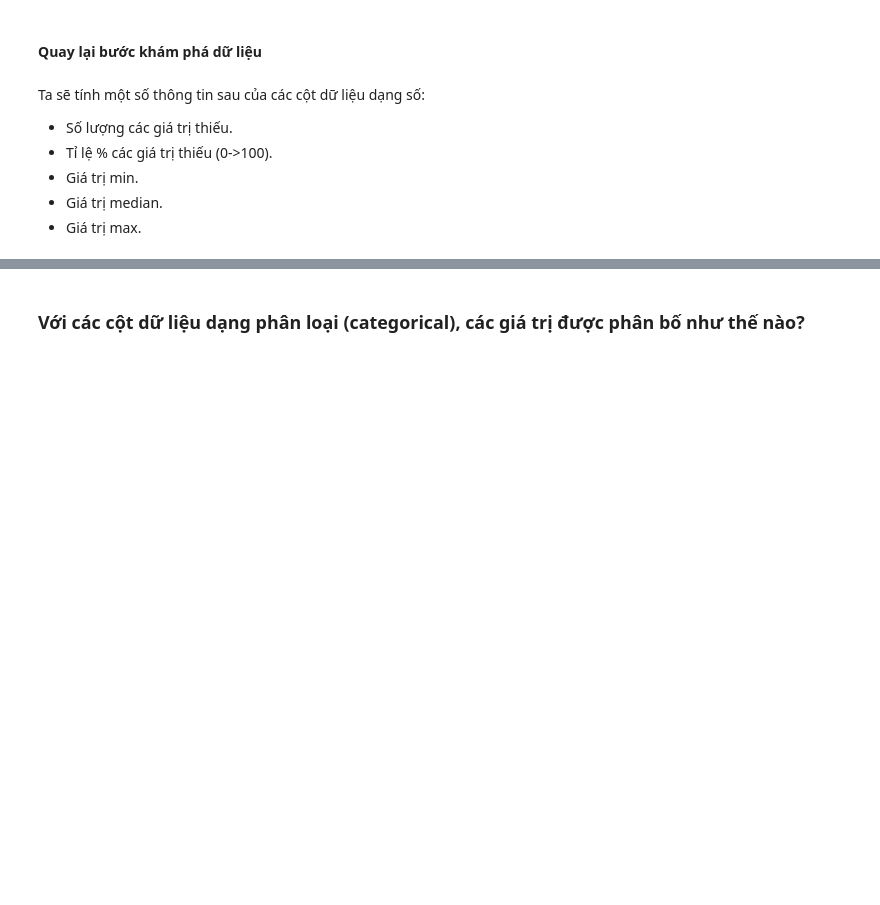
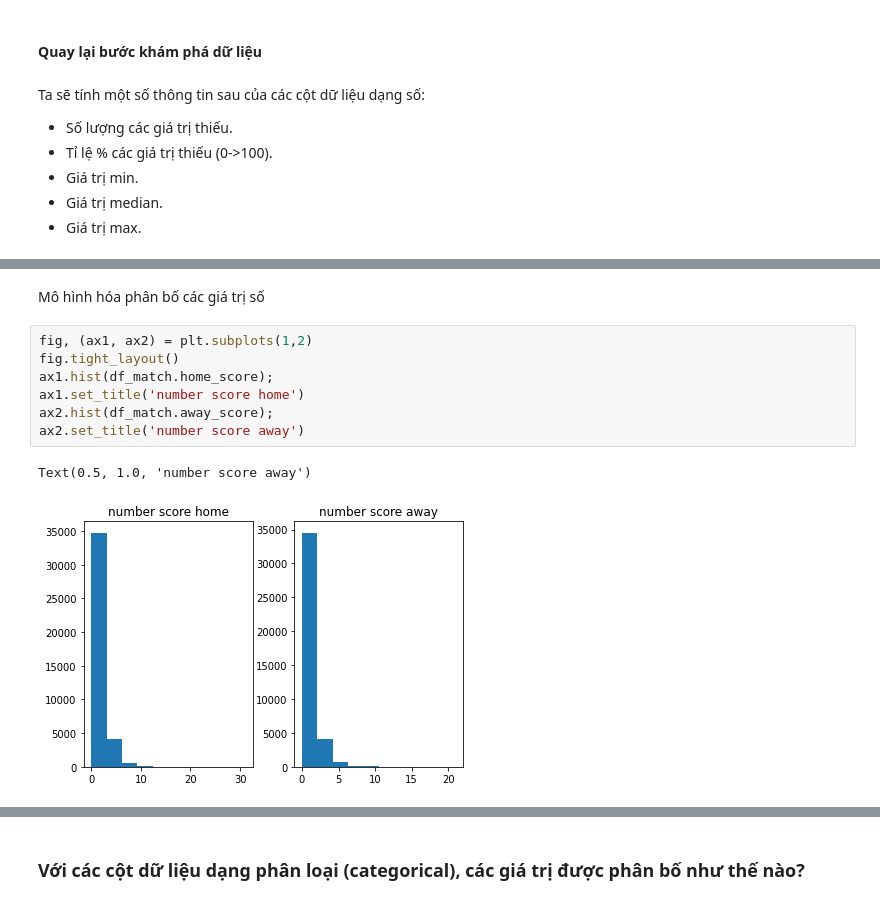
Before and after one commit to npqd/P4DS_FinalProject, a Jupyter notebook: demo.ipynb, the cells around one changed output, grey strips where cells are left out. Saved outputs shown, nothing was run; the diff lists cells and outputs as text; blank space fills up the shorter version.

```diff
--- a/demo.ipynb
+++ b/demo.ipynb
@@ -279 +282,13 @@ nume_col_info_df
 | max | 2021-12-18 00:00:00 | 31.0 | 21.0 |
+# %% [markdown]
+Mô hình hóa phân bố các giá trị số
+# %%
+fig, (ax1, ax2) = plt.subplots(1,2)
+fig.tight_layout()
+ax1.hist(df_match.home_score);
+ax1.set_title('number score home')
+ax2.hist(df_match.away_score);
+ax2.set_title('number score away')
+# %% [output]
+Text(0.5, 1.0, 'number score away')
+[figure, added]
```
Also changed, not shown: parts of 24 cells of this notebook, 3 other files.
